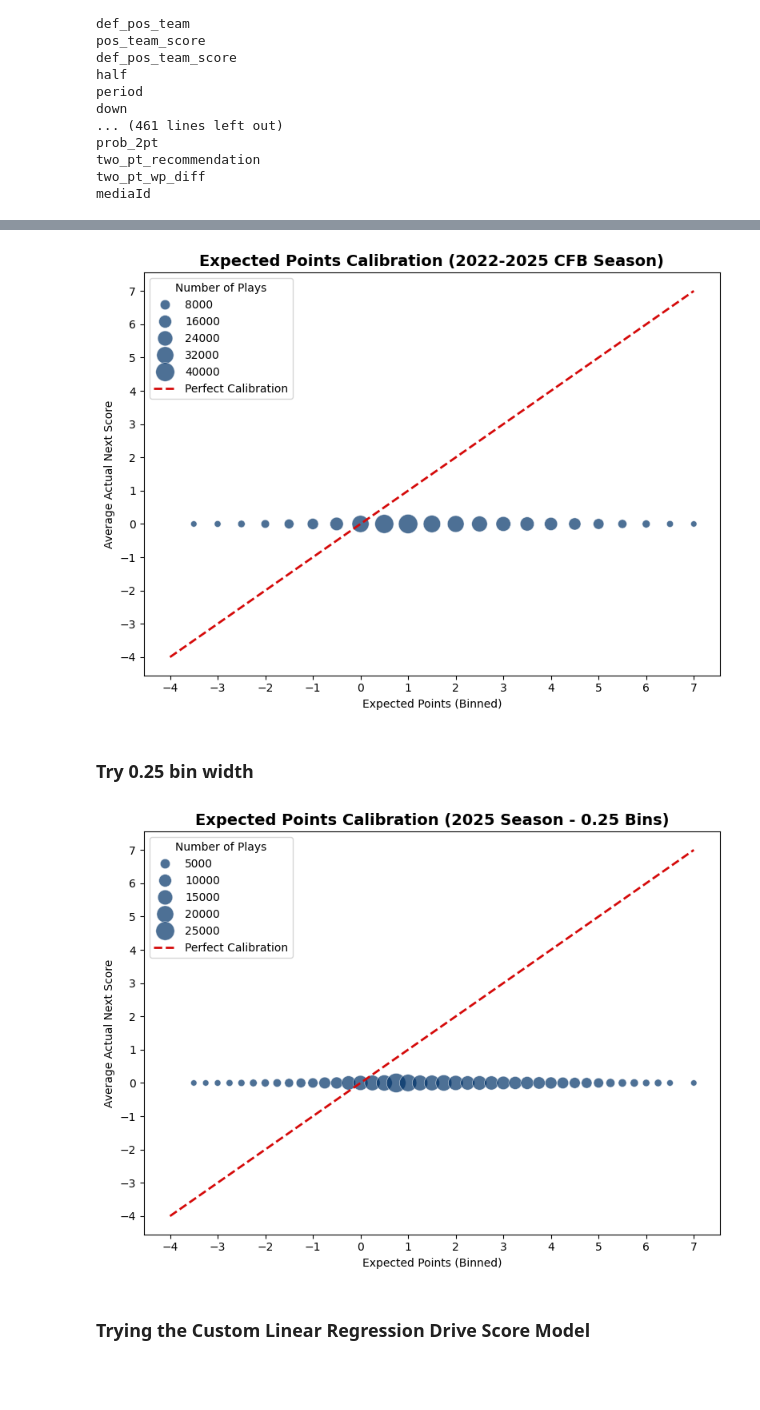
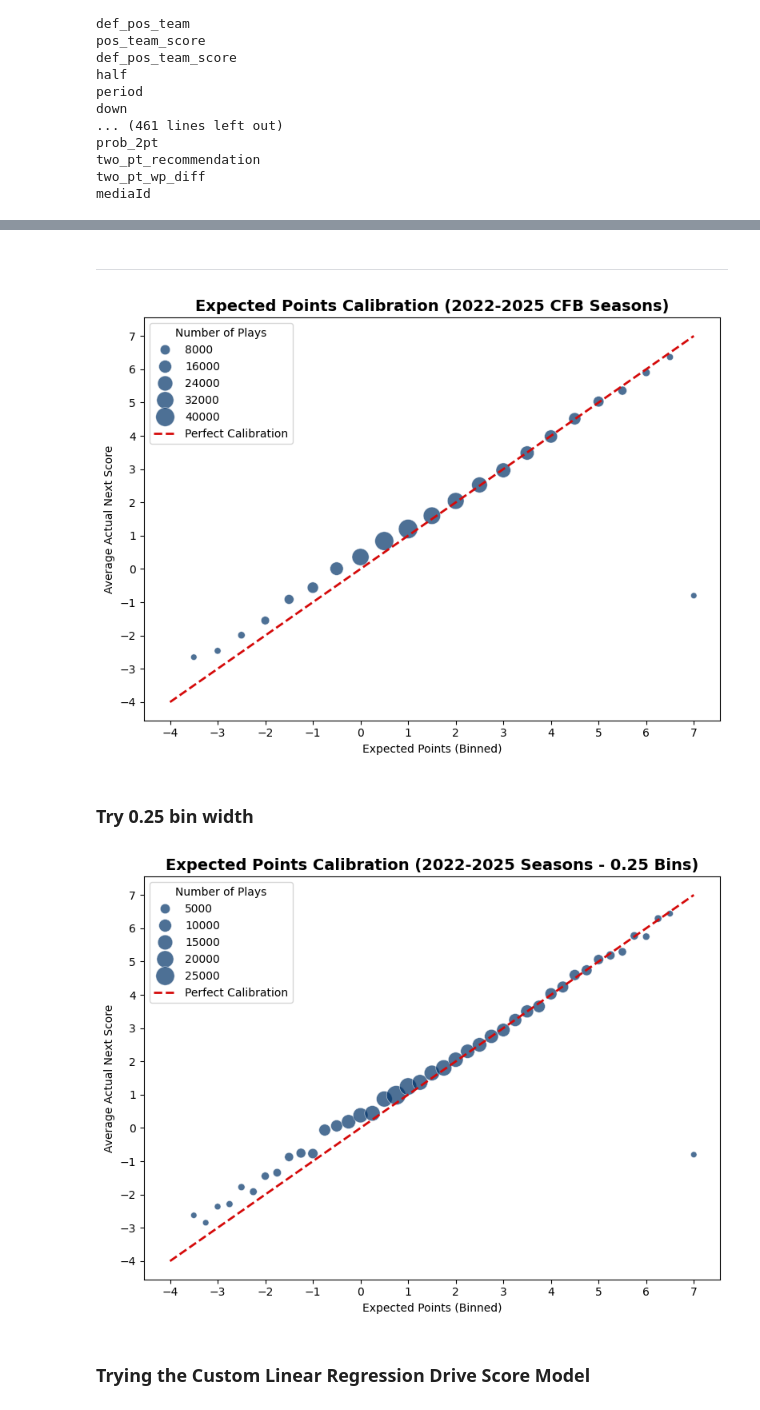
Before and after one commit to ahaze65/SPOA_4001_Homework_2, a Jupyter notebook: HW2_Question_1.ipynb, the cells around one changed output, grey strips where cells are left out. Drawn from its saved outputs; the diff is of its cells as text; code cells hidden in the pictures; blank space fills up the shorter version.

```diff
--- a/HW2_Question_1.ipynb
+++ b/HW2_Question_1.ipynb
@@ -86,5 +86,5 @@ fbs_teams = ["Boston College", "California", "Clemson", "Duke", "Florida State",
 
 # Now, let's filter the data so that it only keeps fbs vs fbs games
 # and it only keeps the regular season games and plays that we care about on offense.
-pbp_filtered = cfb_data[(cfb_data['homeTeamName'].isin(fbs_teams)) & (cfb_data['awayTeamName'].isin(fbs_teams))
+cfb_data = cfb_data[(cfb_data['homeTeamName'].isin(fbs_teams)) & (cfb_data['awayTeamName'].isin(fbs_teams))
 ].copy()
@@ -91,3 +275,5 @@ pbp_filtered = cfb_data[(cfb_data['homeTeamName'].isin(fbs_teams)) & (cfb_data['
+# %% [markdown]
+---
 # %%
 # Create downstrem filtering and on field next score calculation process
 def process_next_score_data(df):
@@ -109,9 +295,9 @@ def process_next_score_data(df):
 
     # Step A: Identify home scoring events
     def calc_home_score_event(row):
-        if row['touchdown'] == 1 and row['pos_team'] == row['homeTeamName'] and ((row['rush_td'] == True) or (row['pass_td'] == True)):
+        if row['touchdown'] == 1 and row['pos_team'] == row['homeTeamName']:
             return 7.0
-        elif row['touchdown'] == 1 and row['pos_team'] == row['awayTeamName'] and ((row['rush_td'] == True) or (row['pass_td'] == True)):
+        elif row['touchdown'] == 1 and row['pos_team'] == row['awayTeamName']:
             return -7.0
         elif (row['fg_made'] == True) and row['pos_team'] == row['homeTeamName']:
             return 3.0
@@ -151,13 +337,13 @@ def process_next_score_data(df):
     return filtered
 
 # Use the function on out data
-pbp_filtered = process_next_score_data(pbp_filtered)
+pbp_filtered = process_next_score_data(cfb_data)
 # %%
 import matplotlib.pyplot as plt
 # %%
 import seaborn as sns
 # %%
-def plot_calibration(df, bin_width=0.5, min_plays=50, title_suffix= "2022-2025 CFB Season"):
+def plot_calibration(df, bin_width=0.5, min_plays=50, title_suffix= "2022-2025 CFB Seasons"):
     df_copy = df.copy()
     df_copy['ep_bin'] = (df_copy['EP_start'] / bin_width).round() * bin_width
 
@@ -186,14 +372,14 @@ def plot_calibration(df, bin_width=0.5, min_plays=50, title_suffix= "2022-2025 C
 
 plot_calibration(pbp_filtered)
 # %% [output]
-[figure, old version]
+[figure, new version]
 # %% [markdown]
 ### Try 0.25 bin width
 # %%
-# Task 1.2: 2025 Data Calibration
-plot_calibration(pbp_filtered, bin_width=0.25, title_suffix="2025 Season - 0.25 Bins")
+# try 0.25 bin size
+plot_calibration(pbp_filtered, bin_width=0.25, title_suffix="2022-2025 Seasons - 0.25 Bins")
 # %% [output]
-[figure, old version]
+[figure, new version]
 # %% [markdown]
 ### Trying the Custom Linear Regression Drive Score Model
 # %%
```
Also changed, not shown: parts of 11 cells of this notebook.
